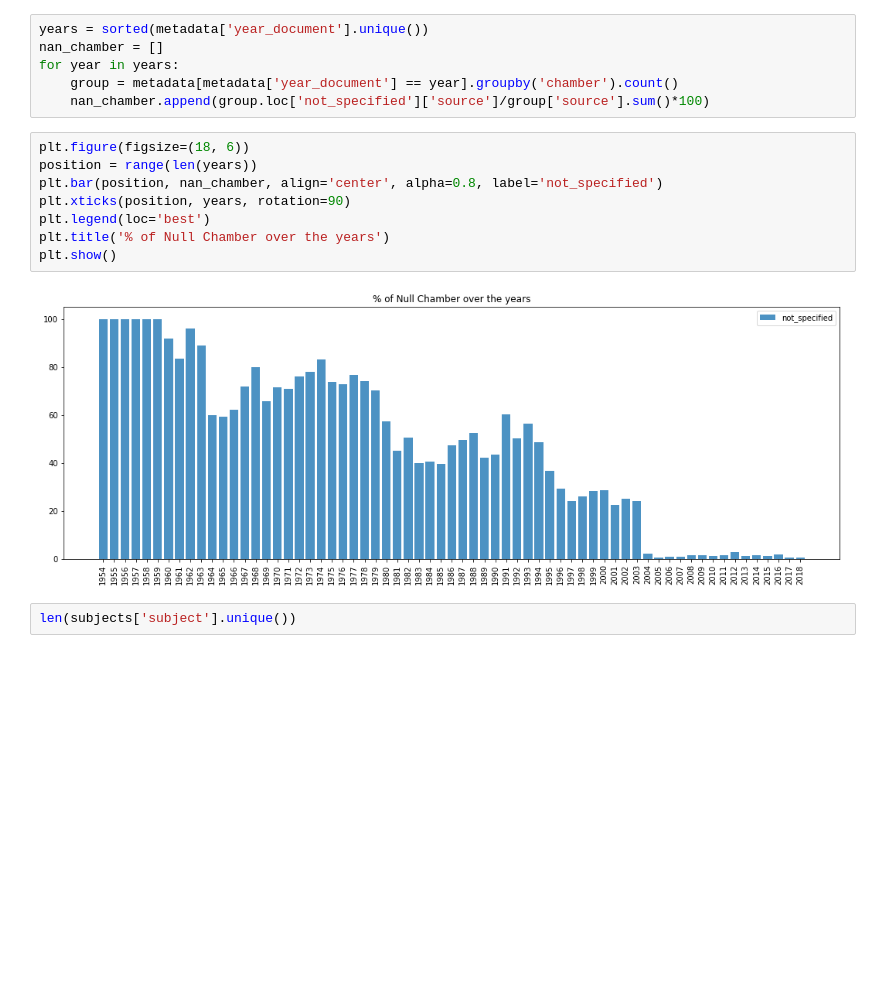
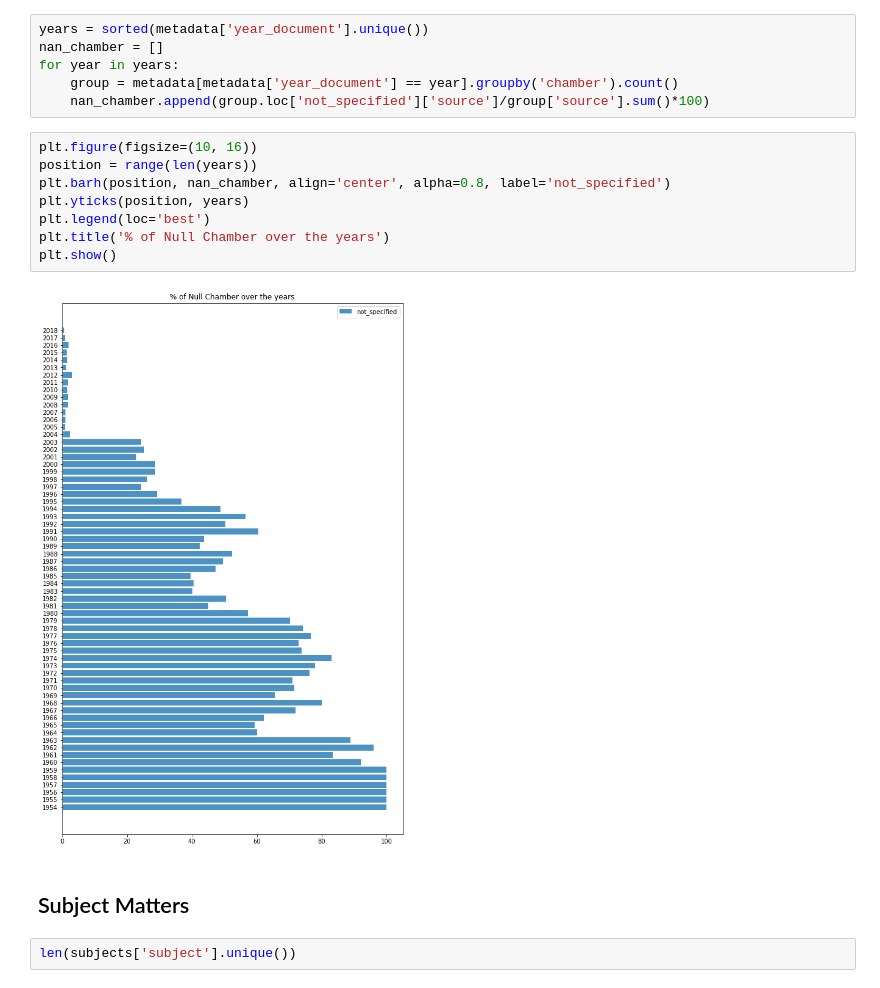
Before and after one commit to MaastrichtU-IDS/case-law-analysis, a Jupyter notebook: notebooks/EUR-LEX EDA.ipynb, the cells around one changed output. Drawn from its saved outputs; the diff is of its cells as text; blank space fills up the shorter version.

```diff
--- a/notebooks/EUR-LEX EDA.ipynb
+++ b/notebooks/EUR-LEX EDA.ipynb
@@ -139,15 +170,17 @@ for year in years:
     group = metadata[metadata['year_document'] == year].groupby('chamber').count()
     nan_chamber.append(group.loc['not_specified']['source']/group['source'].sum()*100)
 # %%
-plt.figure(figsize=(18, 6))
+plt.figure(figsize=(10, 16))
 position = range(len(years))
-plt.bar(position, nan_chamber, align='center', alpha=0.8, label='not_specified')
-plt.xticks(position, years, rotation=90)
+plt.barh(position, nan_chamber, align='center', alpha=0.8, label='not_specified')
+plt.yticks(position, years)
 plt.legend(loc='best')
 plt.title('% of Null Chamber over the years')
 plt.show()
 # %% [output]
-[figure, old version]
+[figure, new version]
+# %% [markdown]
+## Subject Matters
 # %%
 len(subjects['subject'].unique())
 # %% [output]
```
Also changed, not shown: parts of 41 cells of this notebook, 5 other files.
